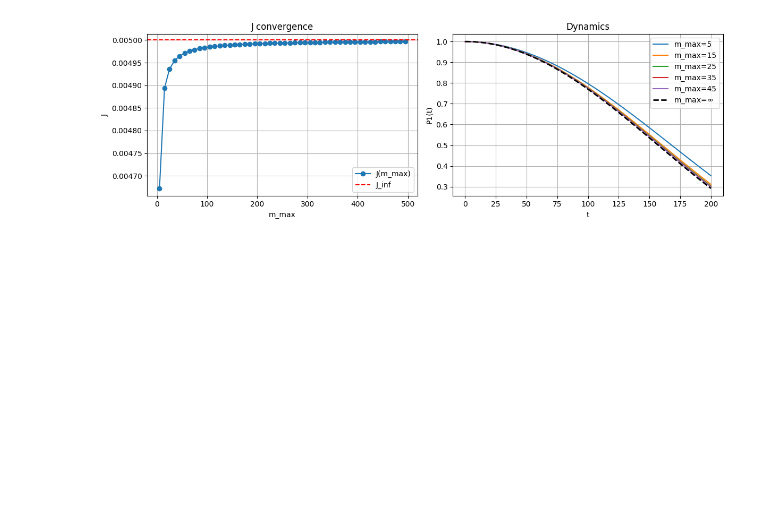
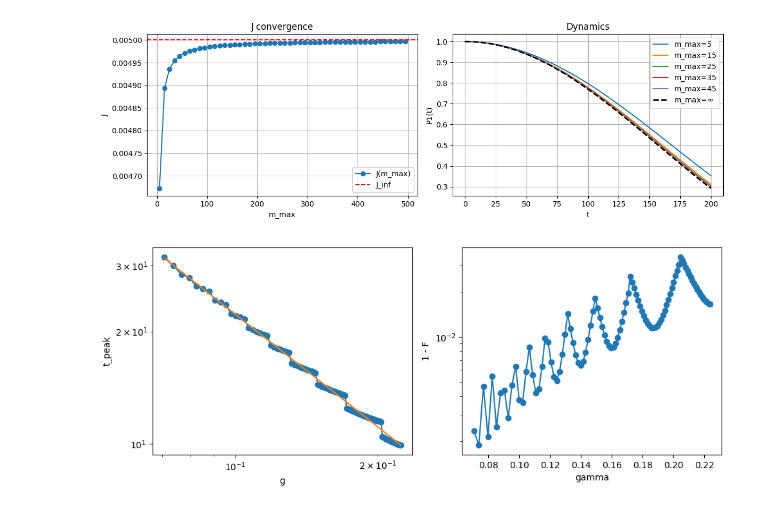
Before and after one commit to Taitoos2/non_markovian_qubit_swap, a Jupyter notebook: Idea_3.ipynb, the cells around one changed output. Saved outputs shown, nothing was run; the diff lists cells and outputs as text; code cells hidden in the pictures; blank space fills up the shorter version.

```diff
--- a/Idea_3.ipynb
+++ b/Idea_3.ipynb
@@ -24,10 +26,11 @@ expt_002_perturbation_convergence(
 # %%
 from expt_sets import expt_003_swapspeed
 import numpy as np
 
-gamma_list = np.linspace(0.01, 0.2, 20)
-t_peaks, F_list = expt_003_swapspped(
-    Delta=0.3 * np.pi,
-    tau=50,
+gamma_list = np.linspace(0.01, 0.1, 100)
+t_peaks, F_list = expt_003_swapspeed(
+    Delta=0,
     gamma_list=gamma_list,
 )
+# %% [output]
+[figure, added]
```
Also changed, not shown: parts of 1 cell of this notebook, 4 other files.
